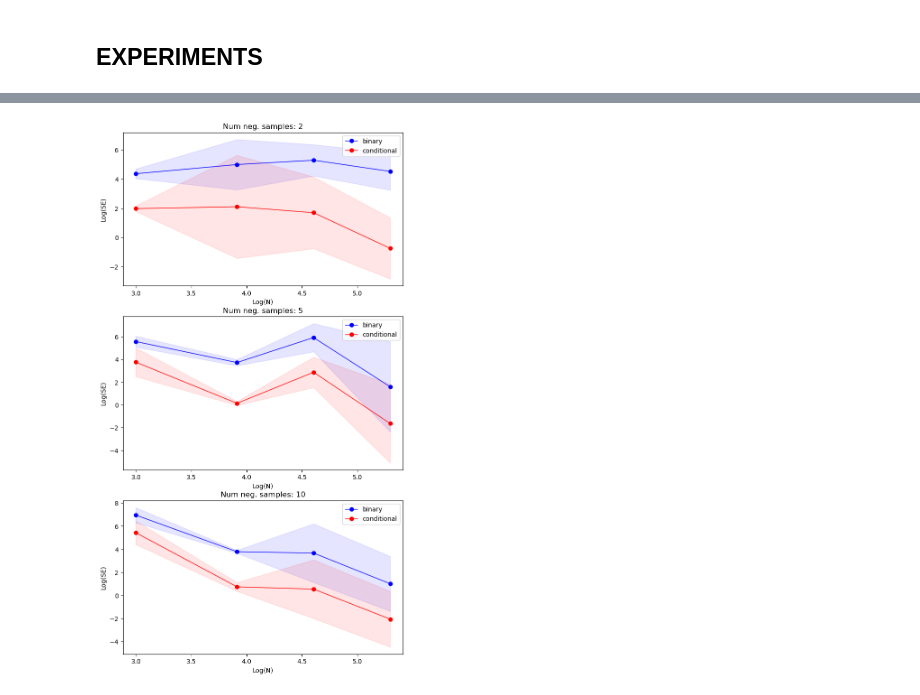
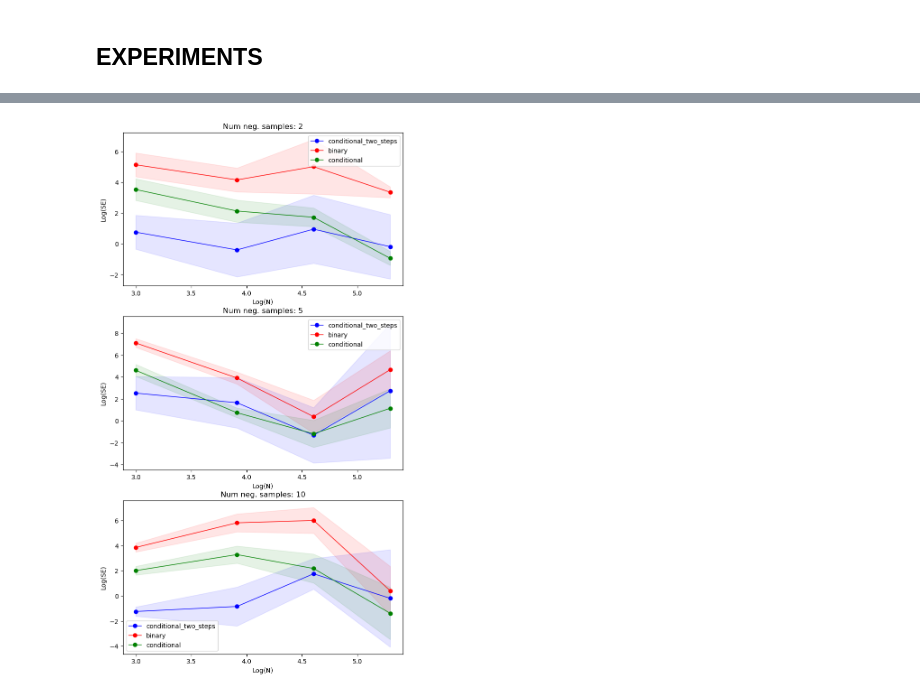
Before and after one commit to jackonelli/nce_cd_cis, a Jupyter notebook: nbs/ring_model_exp.ipynb, the cells around one changed output, grey strips where cells are left out. Drawn from its saved outputs; the diff is of its cells as text; code cells hidden in the pictures.

Commit message:
Adding CNCE with mult. steps to ring model exp.

```diff
--- a/nbs/ring_model_exp.ipynb
+++ b/nbs/ring_model_exp.ipynb
@@ -188,8 +188,8 @@ num_neg_samples = [2, 5, 10]
 reps = 2
 
 # Criteria
-criteria = [NceBinaryCrit, CondNceCrit, CdCnceCrit]
-crit_labels = ["binary", "conditional", "conditional_two_steps"]
+criteria = [CdCnceCrit, NceBinaryCrit, CondNceCrit]
+crit_labels = ["conditional_two_steps", "binary", "conditional"]
 
 # Training specs
 batch_size = 32
@@ -294,21 +306,21 @@ def plot_res(x, error, label, col, ax):
 # %%
 # Visualise results
 
 error_res = np.load("res/final_param_error_ring_model_all.npy")
 
 fig, ax = plt.subplots(len(num_neg_samples), 1, figsize=(8, 15))
-colors = ['b', 'r']
+colors = ['b', 'r', 'g']
 
 log_num_samples = np.log(np.array(num_samples))
 for j, axis in enumerate(ax):
     for k, (crit, lab) in enumerate(zip(criteria, crit_labels)):
         plot_res(log_num_samples, np.log(error_res[:, j, k, :]), lab, colors[k], axis)
 
     axis.set_title("Num neg. samples: {}".format(num_neg_samples[j]))
     axis.set_xlabel("Log(N)")
     axis.set_ylabel("Log(SE)")
     axis.legend()
 
 plt.show()
 # %% [output]
-[figure, old version]
+[figure, new version]
```
Also changed, not shown: parts of 2 cells of this notebook.
